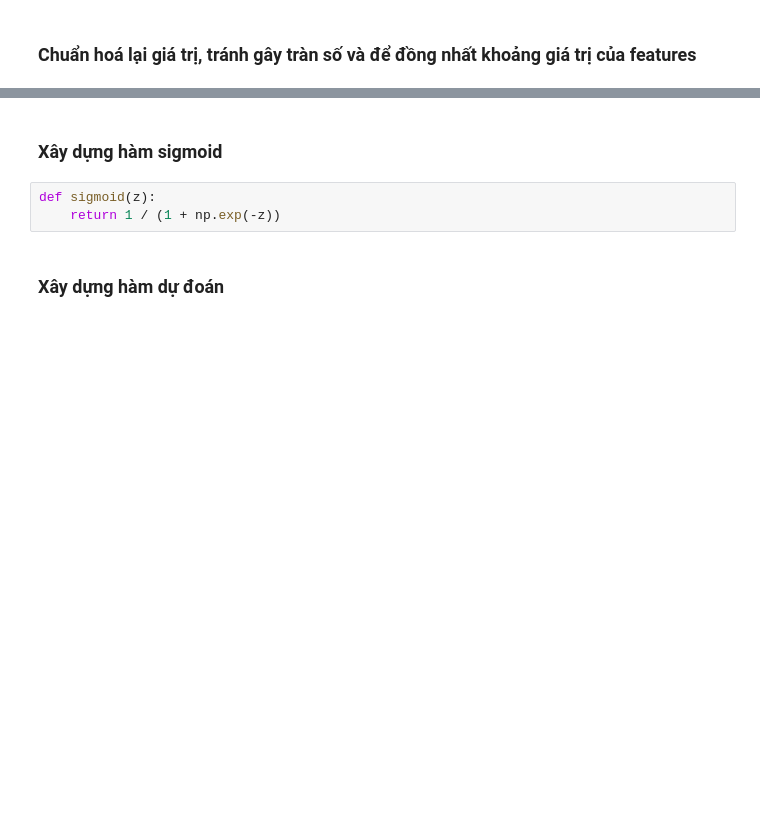
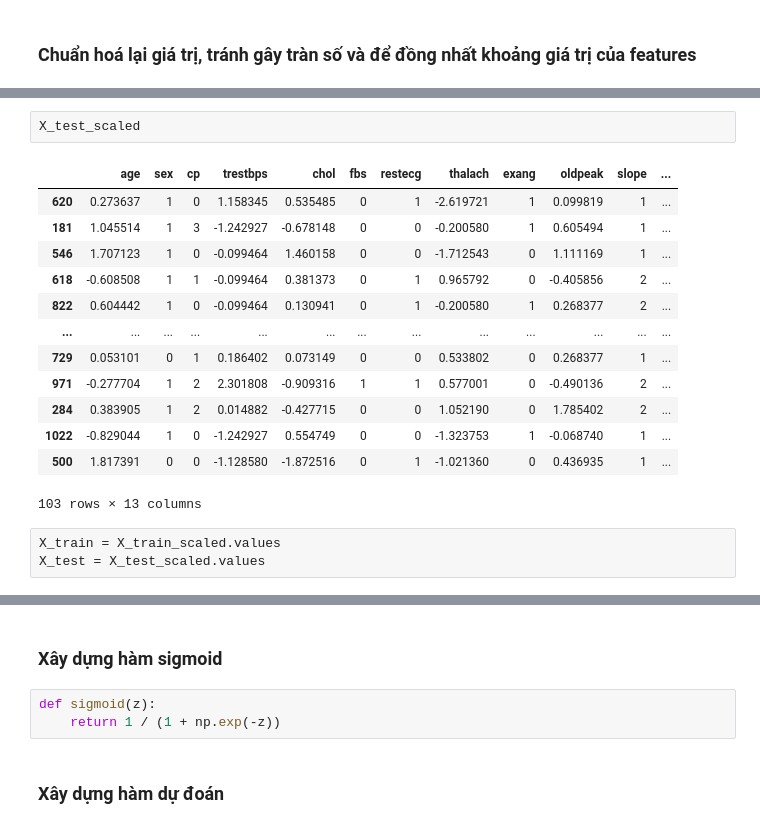
Before and after one commit to taiphanvan2k3/Fundamental_AI, a Jupyter notebook: lab05/heart_prediction_logistic_regression.ipynb, the cells around one changed output, grey strips where cells are left out. Cells and saved outputs as stored; diff of their text form; blank space fills up the shorter version.

```diff
--- a/lab05/heart_prediction_logistic_regression.ipynb
+++ b/lab05/heart_prediction_logistic_regression.ipynb
@@ -60,0 +63,19 @@ array([[0],
+# %%
+X_test_scaled
+# %% [output]
+|  | age | sex | cp | trestbps | chol | fbs | restecg | thalach | exang | oldpeak | slope | ... |
+| 620 | 0.273637 | 1 | 0 | 1.158345 | 0.535485 | 0 | 1 | -2.619721 | 1 | 0.099819 | 1 | ... |
+| 181 | 1.045514 | 1 | 3 | -1.242927 | -0.678148 | 0 | 0 | -0.200580 | 1 | 0.605494 | 1 | ... |
+| 546 | 1.707123 | 1 | 0 | -0.099464 | 1.460158 | 0 | 0 | -1.712543 | 0 | 1.111169 | 1 | ... |
+| 618 | -0.608508 | 1 | 1 | -0.099464 | 0.381373 | 0 | 1 | 0.965792 | 0 | -0.405856 | 2 | ... |
+| 822 | 0.604442 | 1 | 0 | -0.099464 | 0.130941 | 0 | 1 | -0.200580 | 1 | 0.268377 | 2 | ... |
+| ... | ... | ... | ... | ... | ... | ... | ... | ... | ... | ... | ... | ... |
+| 729 | 0.053101 | 0 | 1 | 0.186402 | 0.073149 | 0 | 0 | 0.533802 | 0 | 0.268377 | 1 | ... |
+| 971 | -0.277704 | 1 | 2 | 2.301808 | -0.909316 | 1 | 1 | 0.577001 | 0 | -0.490136 | 2 | ... |
+| 284 | 0.383905 | 1 | 2 | 0.014882 | -0.427715 | 0 | 0 | 1.052190 | 0 | 1.785402 | 2 | ... |
+| 1022 | -0.829044 | 1 | 0 | -1.242927 | 0.554749 | 0 | 0 | -1.323753 | 1 | -0.068740 | 1 | ... |
+| 500 | 1.817391 | 0 | 0 | -1.128580 | -1.872516 | 0 | 1 | -1.021360 | 0 | 0.436935 | 1 | ... |
+103 rows × 13 columns
+# %%
+X_train = X_train_scaled.values
+X_test = X_test_scaled.values
```
Also changed, not shown: parts of 22 cells of this notebook.
